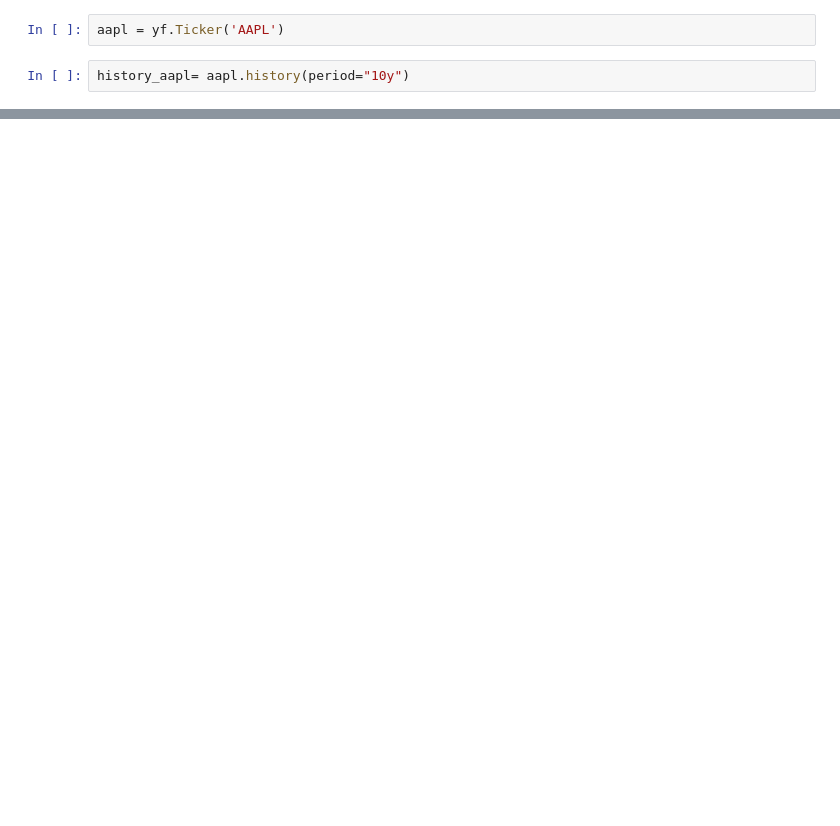
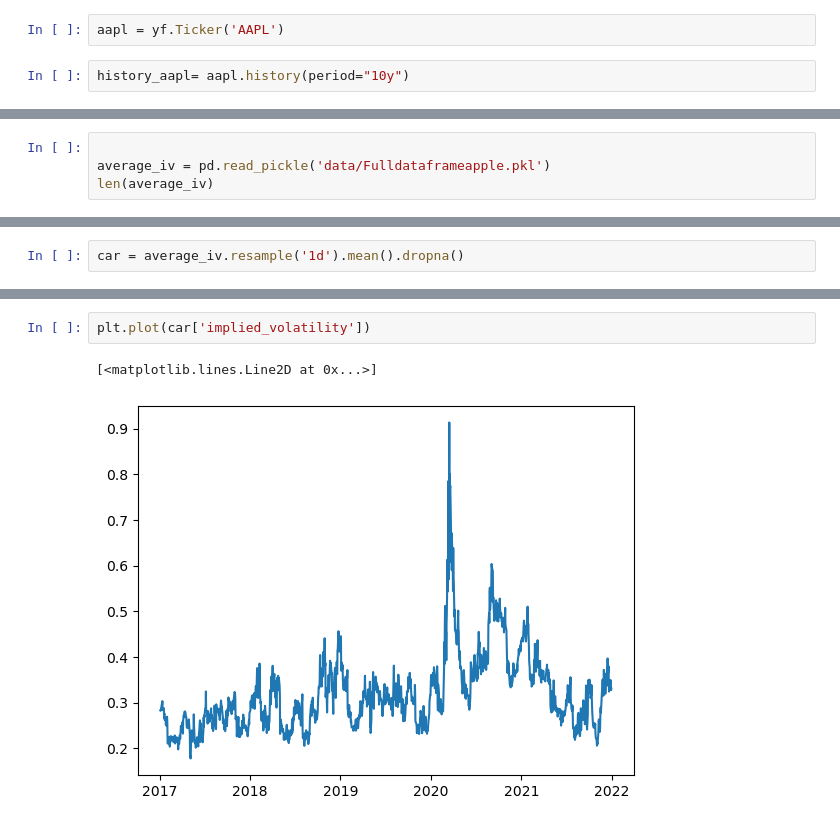
Before and after one commit to Ahmed-haji/ThesisProject, a Jupyter notebook: Jupyterlab/playground.ipynb, the cells around one changed output, grey strips where cells are left out. Cells and saved outputs as stored; diff of their text form; blank space fills up the shorter version.

```diff
--- a/Jupyterlab/playground.ipynb
+++ b/Jupyterlab/playground.ipynb
@@ -40 +44,5 @@ history_aapl.loc['2017':'2021']
 1259 rows × 7 columns
+# %%
+
+average_iv = pd.read_pickle('data/Fulldataframeapple.pkl')
+len(average_iv)
@@ -40,0 +51,2 @@ history_aapl.loc['2017':'2021']
+# %%
+car = average_iv.resample('1d').mean().dropna()
@@ -40,0 +81,5 @@ history_aapl.loc['2017':'2021']
+# %%
+plt.plot(car['implied_volatility'])
+# %% [output]
+[<matplotlib.lines.Line2D at 0x...>]
+[figure, added]
```
Also changed, not shown: parts of 16 cells of this notebook.
